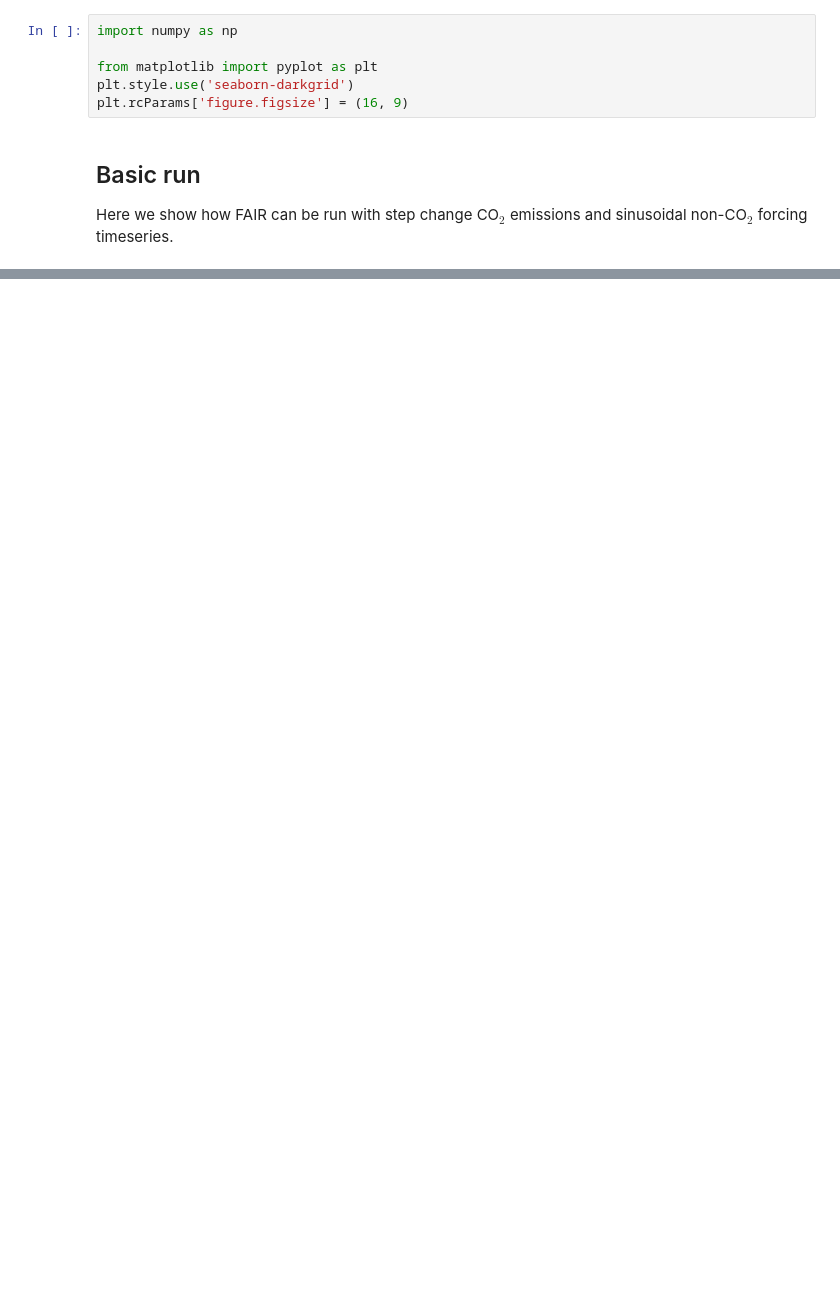
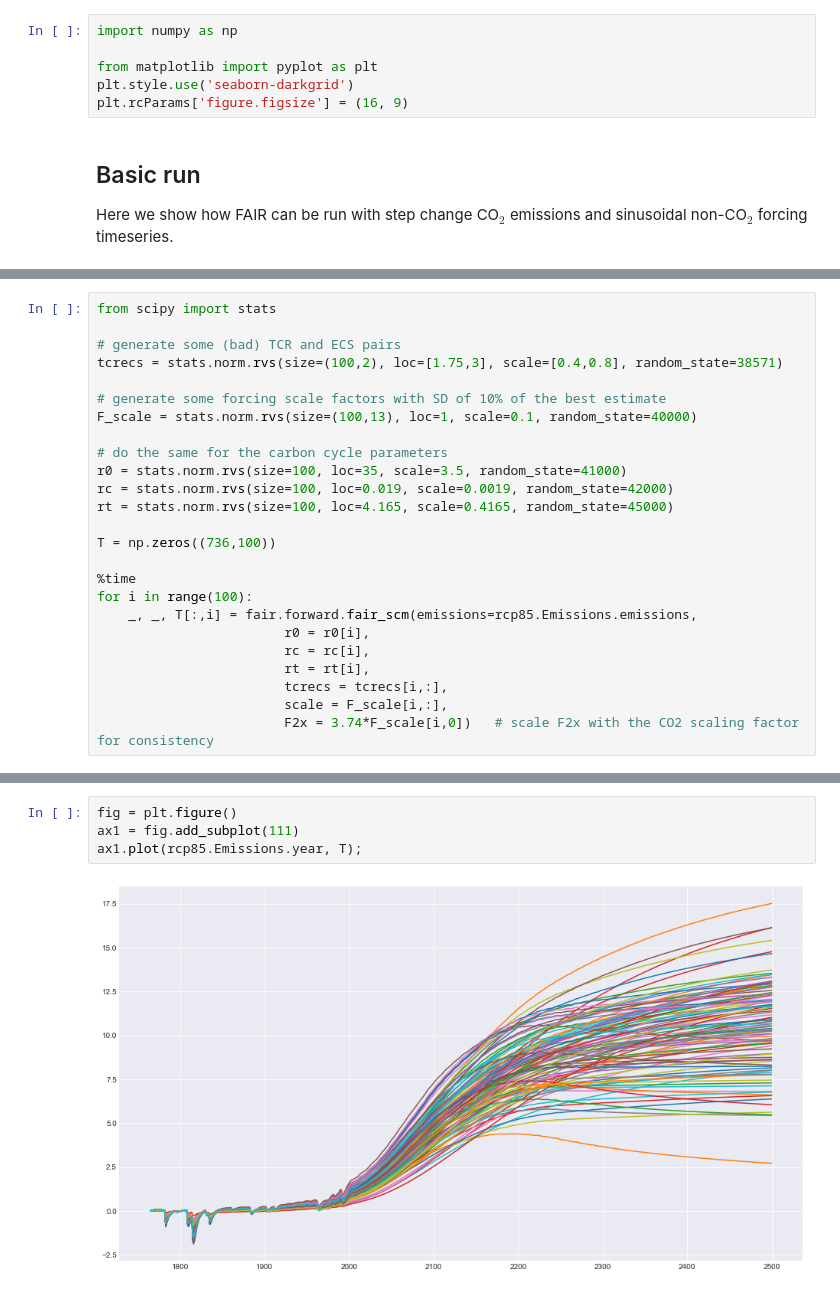
Before and after one commit to OMS-NetZero/FAIR, a Jupyter notebook: Example-Usage.ipynb, the cells around one changed output, grey strips where cells are left out. Saved outputs shown, nothing was run; the diff lists cells and outputs as text; blank space fills up the shorter version.

```diff
--- a/Example-Usage.ipynb
+++ b/Example-Usage.ipynb
@@ -125,0 +193,25 @@ ax4.set_ylabel('Temperature anomaly (K)');
+# %%
+from scipy import stats
+
+# generate some (bad) TCR and ECS pairs
+tcrecs = stats.norm.rvs(size=(100,2), loc=[1.75,3], scale=[0.4,0.8], random_state=38571)
+
+# generate some forcing scale factors with SD of 10% of the best estimate
+F_scale = stats.norm.rvs(size=(100,13), loc=1, scale=0.1, random_state=40000)
+
+# do the same for the carbon cycle parameters
+r0 = stats.norm.rvs(size=100, loc=35, scale=3.5, random_state=41000)
+rc = stats.norm.rvs(size=100, loc=0.019, scale=0.0019, random_state=42000)
+rt = stats.norm.rvs(size=100, loc=4.165, scale=0.4165, random_state=45000)
+
+T = np.zeros((736,100))
+
+%time
+for i in range(100):
+    _, _, T[:,i] = fair.forward.fair_scm(emissions=rcp85.Emissions.emissions,
+                        r0 = r0[i],
+                        rc = rc[i],
+                        rt = rt[i],
+                        tcrecs = tcrecs[i,:],
+                        scale = F_scale[i,:],
+                        F2x = 3.74*F_scale[i,0])   # scale F2x with the CO2 scaling factor for consistency
@@ -125,0 +221,6 @@ ax4.set_ylabel('Temperature anomaly (K)');
+# %%
+fig = plt.figure()
+ax1 = fig.add_subplot(111)
+ax1.plot(rcp85.Emissions.year, T);
+# %% [output]
+[figure, added]
```
Also changed, not shown: parts of 15 cells of this notebook, 20 other files.
